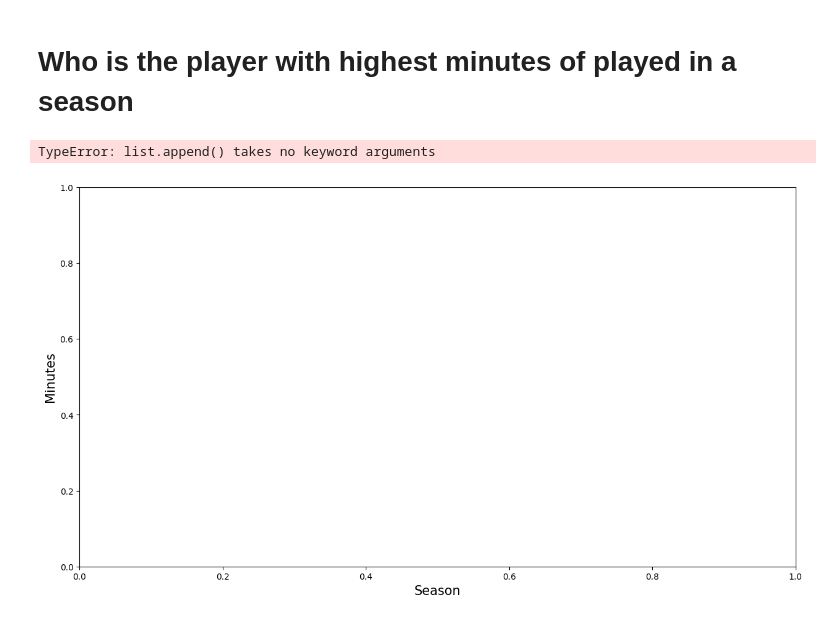
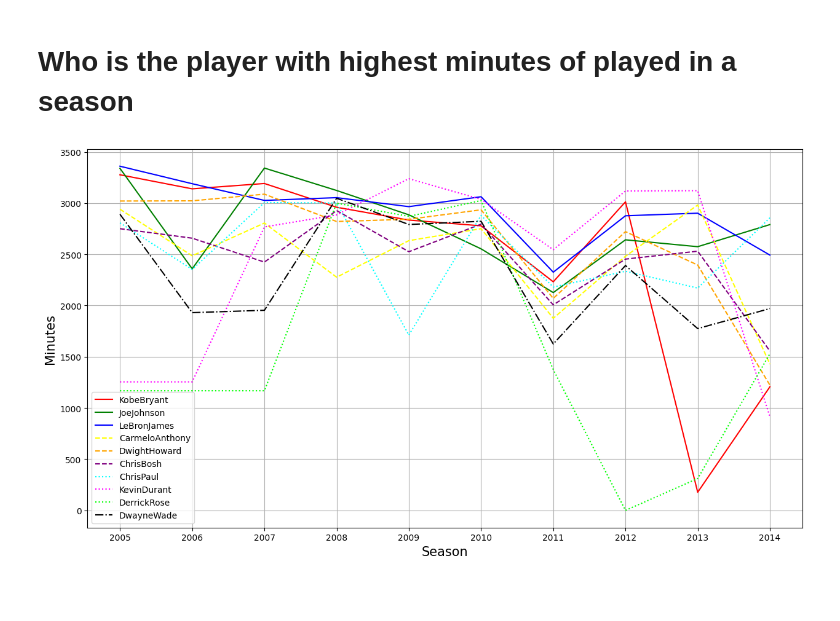
Before and after one commit to RyannKim327/Python-Programming-Compillation, a Jupyter notebook: Data Structures and Algorithm/Jupyter Notebook/basketball.ipynb, the cells around one changed output. Drawn from its saved outputs; the diff is of its cells as text; code cells hidden in the pictures; blank space fills up the shorter version.

```diff
--- a/Data Structures and Algorithm/Jupyter Notebook/basketball.ipynb
+++ b/Data Structures and Algorithm/Jupyter Notebook/basketball.ipynb
@@ -167,18 +167,18 @@ plt.show()
 # %%
 plt.figure(figsize=(15, 8))
 colors = ["red", "green", "blue", "yellow", "orange", "purple", "cyan", "magenta", "lime", "black"]
 line = ["-", "-", "-", "--", "--", "--", ":", ":", ":", "-."]
+widths = [2, 2, 2, 4, 4, 4, 6, 6,]
 legends = []
 plt.xlabel("Season", fontsize=15)
 plt.ylabel("Minutes", fontsize=15)
 
 for i in range(len(minutes)):
-    legends.append(plt.Line2D(xdata=Seasons[i], ydata=minutes[i], color=colors[i], label=Players[i]), linestyle=line[i])
+    legends.append(plt.Line2D(xdata=Seasons[i], ydata=minutes[i], color=colors[i], label=Players[i], linestyle=line[i]))
     plt.plot(Seasons, minutes[i], color=colors[i], linestyle=line[i])
 
 plt.legend(handles=legends)
 plt.grid()
 plt.show()
 # %% [output]
-TypeError: list.append() takes no keyword arguments
-[figure, old version]
+[figure, new version]
```
